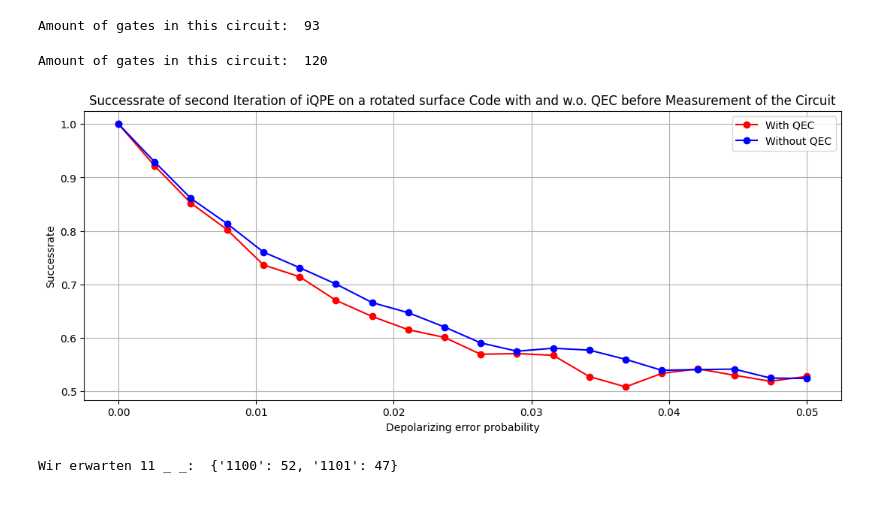
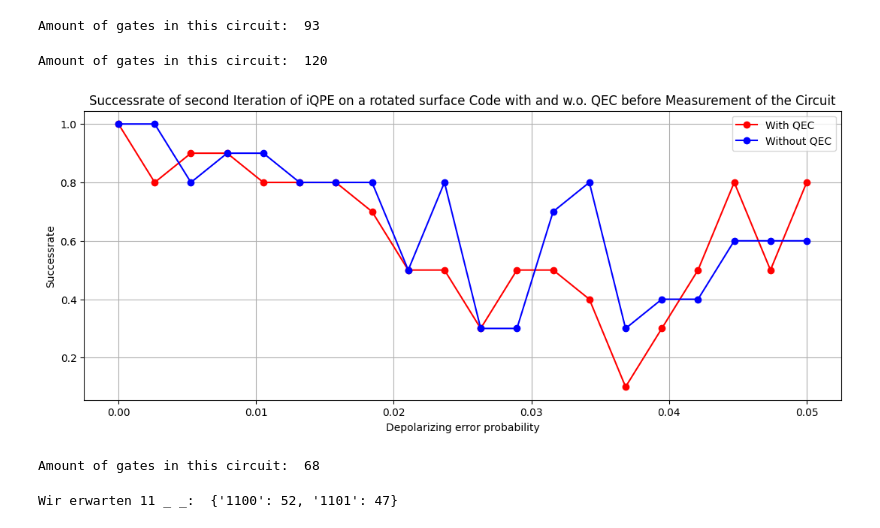
Before and after one commit to RicemanBoy/qc_researchproject, a Jupyter notebook: Rotated Surface Code/Eigener Surface Code.ipynb, the cells around one changed output. Cells and saved outputs as stored; diff of their text form; code cells hidden in the pictures.

```diff
--- a/Rotated Surface Code/Eigener Surface Code.ipynb
+++ b/Rotated Surface Code/Eigener Surface Code.ipynb
@@ -1390,7 +1402,7 @@ gates(qc)
 # %% [output]
 Amount of gates in this circuit:  93
 # %%
-shots = 4000
+shots = 5000
 x = np.linspace(0,0.05,20)
 y = []
 y_no_QEC = []
@@ -1406,10 +1418,20 @@ for i in x:
     ancilla = qc.num_qubits - 3
     qc = X_L(qc, n = 1)
     qc = Hadamard(qc, 0)
-    qc = control_S_L(qc,"10",control = 0, target = 1)
+
+    #qc = control_S_L(qc,"10",control = 0, target = 1)
+
+    qc = T_L(qc, had=True, pos=0)
+    qc = T_L(qc, had=False, pos=1)
+    qc = CNOT(qc, hadamard="10",control=0)
     qc = QEC(qc, True, pos = 0, iterations=1)
+    qc = adjoint_T_L(qc,had=False,pos=1)
+    qc = CNOT(qc, hadamard="10",control=0)
+
     qc = adjoint_S_L(qc, had=True, pos = 0)
     qc = Hadamard(qc, 0)
+    qc = QEC(qc, False, pos = 0, iterations=1)
+
     qc.reset(ancilla)
     qc = Z_parity(qc, pos = 0)
 
@@ -1450,35 +1472,50 @@ for i in x:
     counts = result.get_counts()
 
     x_old = list(counts.keys())
     x_old = [j[0] for j in x_old]
     y_old = list(counts.values())
 
     success  =  0
     for j in range(len(x_old)):
         if x_old[j] == "0":
             success += y_old[j]
 
     Erfolgsrate = success/shots
     y_no_QEC.append(Erfolgsrate)
 
 data = np.array((x,y,y_no_QEC))
-np.savetxt("iQPE_2nd_step_4000shots_noisy_magic_states.txt", data, delimiter=",")
+#np.savetxt("iQPE_2nd_step_4000shots_noisy_magic_states.txt", data, delimiter=",")
 
 gates(qc)
 
 fig, ax = plt.subplots(figsize=(13,5))
 
 ax.plot(x,y,label = "With QEC", color="red", marker = "o")
 ax.plot(x,y_no_QEC, label = "Without QEC", color="blue", marker = "o")
 plt.title("Successrate of second Iteration of iQPE on a rotated surface Code with and w.o. QEC before Measurement of the Circuit")
 plt.xlabel("Depolarizing error probability")
 plt.ylabel("Successrate")
 plt.grid()
 plt.legend()
 plt.show()
 # %% [output]
 Amount of gates in this circuit:  120
-[figure, old version]
+[figure, new version]
+# %%
+qc = rot_surf_code(2)
+ancilla = qc.num_qubits - 3
+
+qc = adjoint_T_L(qc,had=False,pos=1)
+qc = CNOT(qc, hadamard="10",control=0)
+
+qc = adjoint_S_L(qc, had=True, pos = 0)
+qc = Hadamard(qc, 0)
+
+
+
+gates(qc)
+# %% [output]
+Amount of gates in this circuit:  68
 # %%
 #Implementation von iQPE für 2 Iterationen mit Theta=270°
 
```
Also changed, not shown: parts of 1 cell of this notebook.
